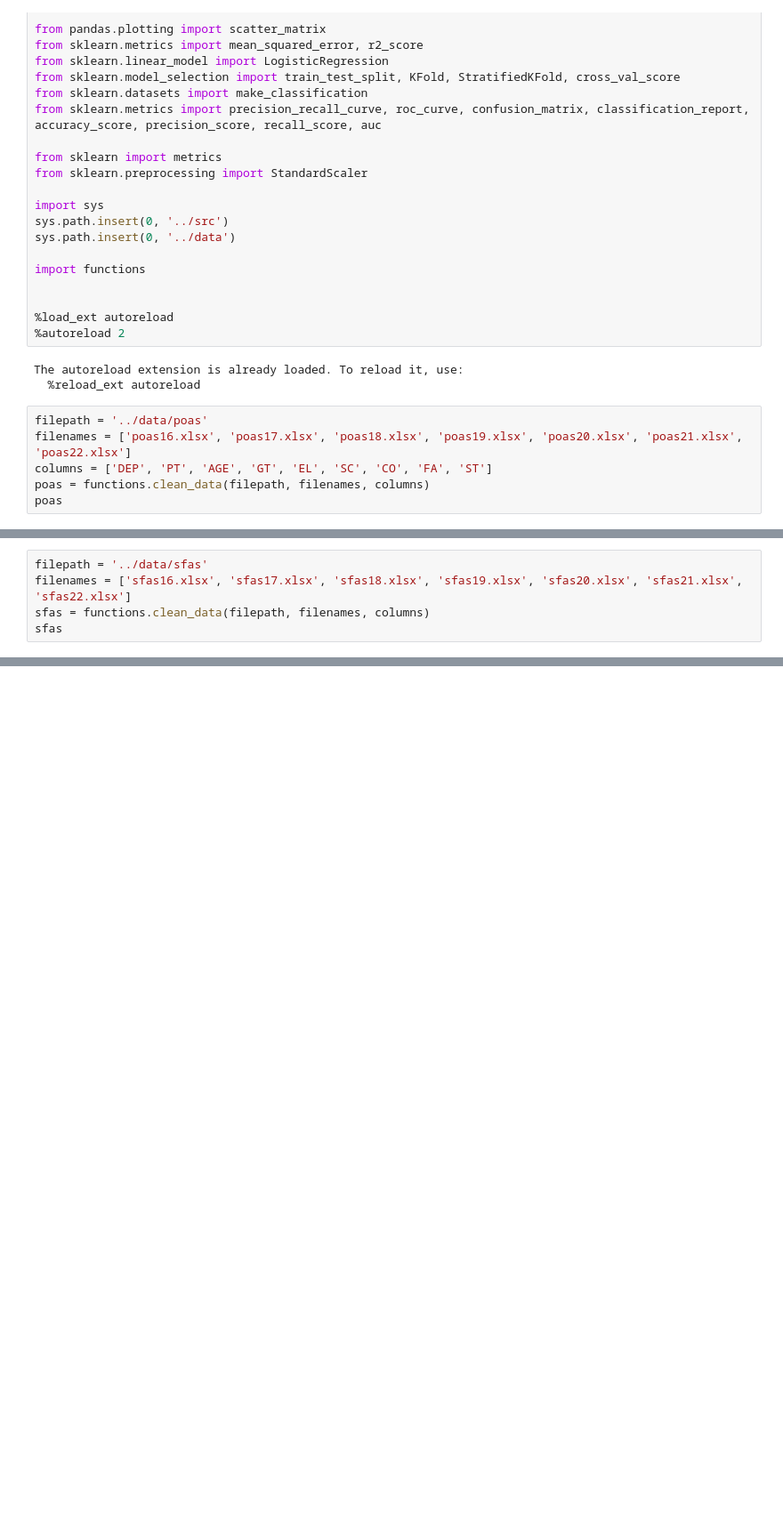
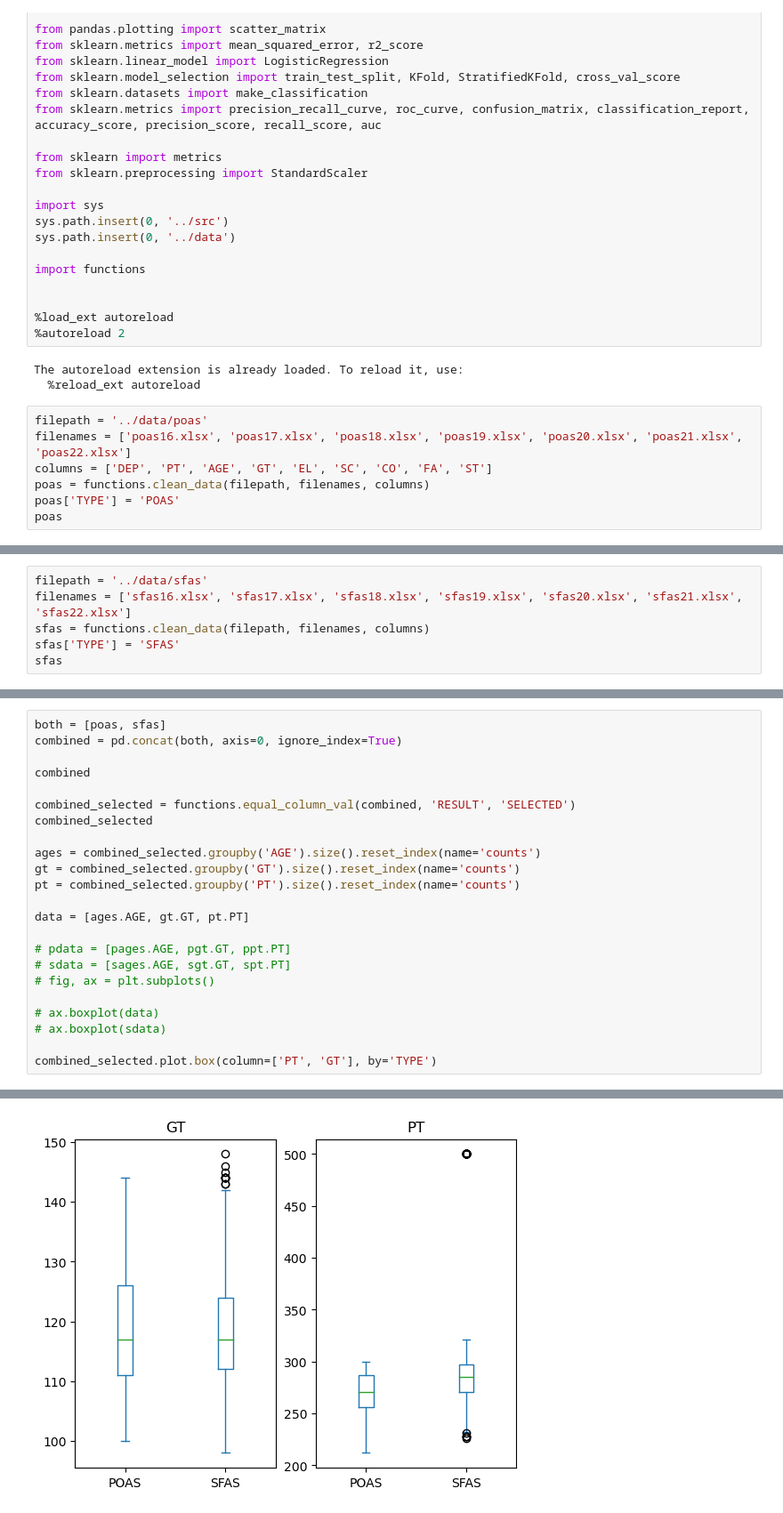
Before and after one commit to JaimeVRodriguez/psyop_selection_analysis, a Jupyter notebook: notebooks/testing.ipynb, the cells around one changed output, grey strips where cells are left out. Shown at 89% size. Saved outputs shown, nothing was run; the diff lists cells and outputs as text; blank space fills up the shorter version.

```diff
--- a/notebooks/testing.ipynb
+++ b/notebooks/testing.ipynb
@@ -35,6 +35,7 @@ filepath = '../data/poas'
 filenames = ['poas16.xlsx', 'poas17.xlsx', 'poas18.xlsx', 'poas19.xlsx', 'poas20.xlsx', 'poas21.xlsx', 'poas22.xlsx']
 columns = ['DEP', 'PT', 'AGE', 'GT', 'EL', 'SC', 'CO', 'FA', 'ST']
 poas = functions.clean_data(filepath, filenames, columns)
+poas['TYPE'] = 'POAS'
 poas
 # %% [output]
 |  | RANK | RACE | MOS | SEC | AB | RGR | PT | ED | MARITAL | DEP | ... | ... |
@@ -73,6 +72,7 @@ poas.sample(5)
 filepath = '../data/sfas'
 filenames = ['sfas16.xlsx', 'sfas17.xlsx', 'sfas18.xlsx', 'sfas19.xlsx', 'sfas20.xlsx', 'sfas21.xlsx', 'sfas22.xlsx']
 sfas = functions.clean_data(filepath, filenames, columns)
+sfas['TYPE'] = 'SFAS'
 sfas
 # %% [output]
 |  | RANK | RACE | MOS | SEC | AB | RGR | PT | ED | MARITAL | DEP | ... | ... |
@@ -90,0 +91,24 @@ sfas
+# %%
+both = [poas, sfas]
+combined = pd.concat(both, axis=0, ignore_index=True)
+
+combined
+
+combined_selected = functions.equal_column_val(combined, 'RESULT', 'SELECTED')
+combined_selected
+
+ages = combined_selected.groupby('AGE').size().reset_index(name='counts')
+gt = combined_selected.groupby('GT').size().reset_index(name='counts')
+pt = combined_selected.groupby('PT').size().reset_index(name='counts')
+
+data = [ages.AGE, gt.GT, pt.PT]
+
+# pdata = [pages.AGE, pgt.GT, ppt.PT]
+# sdata = [sages.AGE, sgt.GT, spt.PT]
+# fig, ax = plt.subplots()
+
+# ax.boxplot(data)
+# ax.boxplot(sdata)
+
+combined_selected.plot.box(column=['PT', 'GT'], by='TYPE')
+# %% [output]
@@ -91 +118,2 @@ sfas
+[figure, added]
 # %%
```
Also changed, not shown: parts of 6 cells of this notebook, 5 other files.
